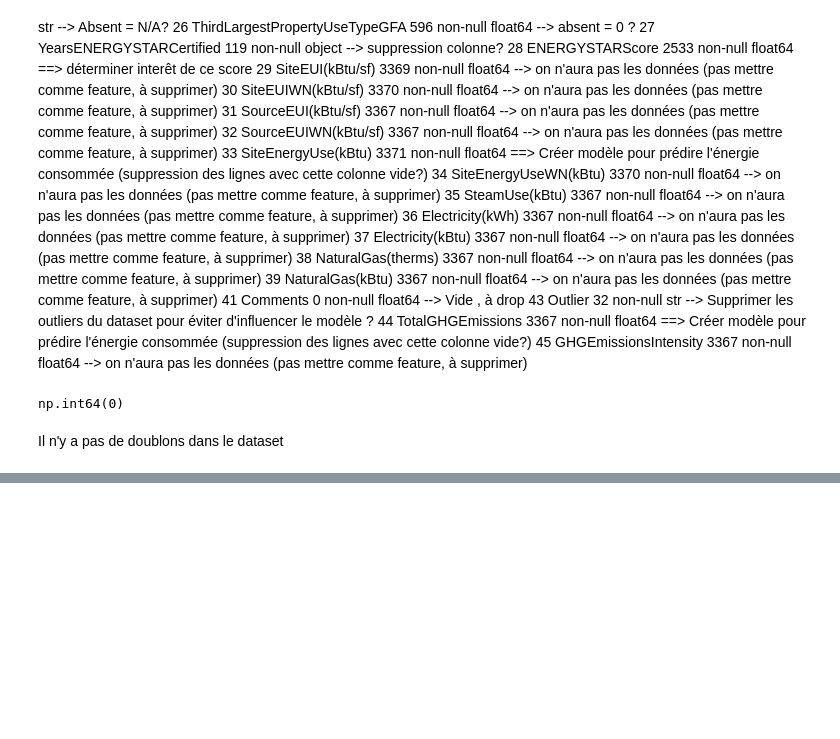
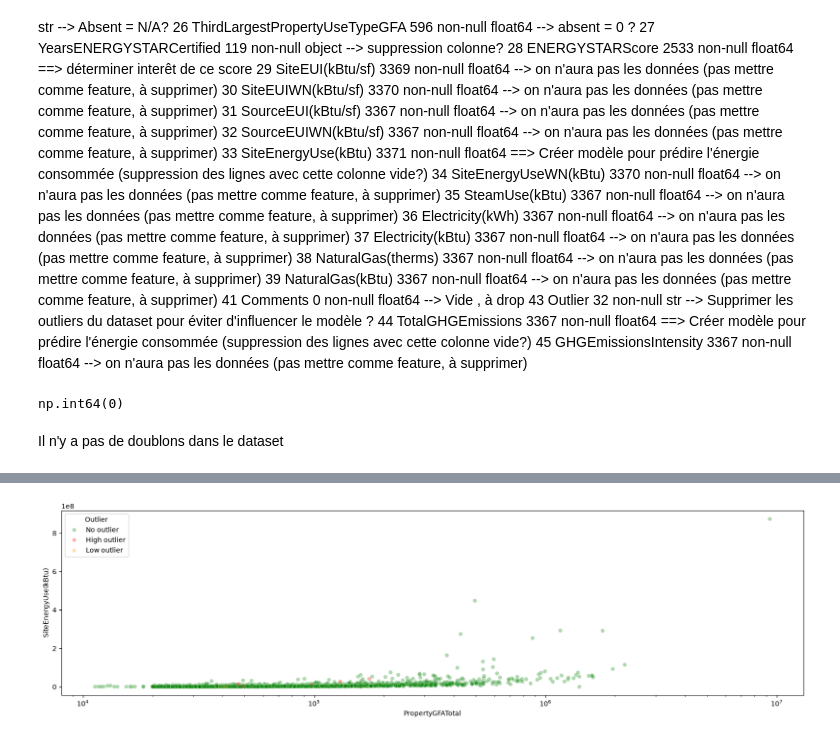
Before and after one commit to Leozmee/Seattle-Electricity-Prediction, a Jupyter notebook: analyse_exploratoire.ipynb, the cells around one changed output, grey strips where cells are left out. Cells and saved outputs as stored; diff of their text form; code cells hidden in the pictures; blank space fills up the shorter version.

```diff
--- a/analyse_exploratoire.ipynb
+++ b/analyse_exploratoire.ipynb
@@ -155,0 +194,12 @@ Name: count, dtype: int64
+# %%
+# analyse de la colonne outliers
+print("Valeurs et leur fréquence dans la colonne Outlier :")
+print(df_tri2['Outlier'].value_counts())
+
+#Il y a uniquement 32 valeurs au total, on peut considerer les autres comme des valeurs normales. On peut donc remplacer les valeurs manquantes par "No outlier"
+
+df_tri3 = df_tri2.copy()
+df_tri3['Outlier'] = df_tri3['Outlier'].fillna('No outlier')
+
+print("Valeurs et leur fréquence dans la colonne Outlier après fillna:")
+print(df_tri3['Outlier'].value_counts())
@@ -155,0 +218,9 @@ Name: count, dtype: int64
+# %%
+plt.figure(figsize=(20, 5))
+
+sns.scatterplot(data=df_tri3, x='PropertyGFATotal', y='SiteEnergyUse(kBtu)', hue='Outlier', palette={'Low outlier': 'orange', 'High outlier': 'red','No outlier': 'green' },alpha=0.3)
+plt.xscale('log')
+
+plt.show()
+# %% [output]
+[figure, added]
```
Also changed, not shown: parts of 11 cells of this notebook.
